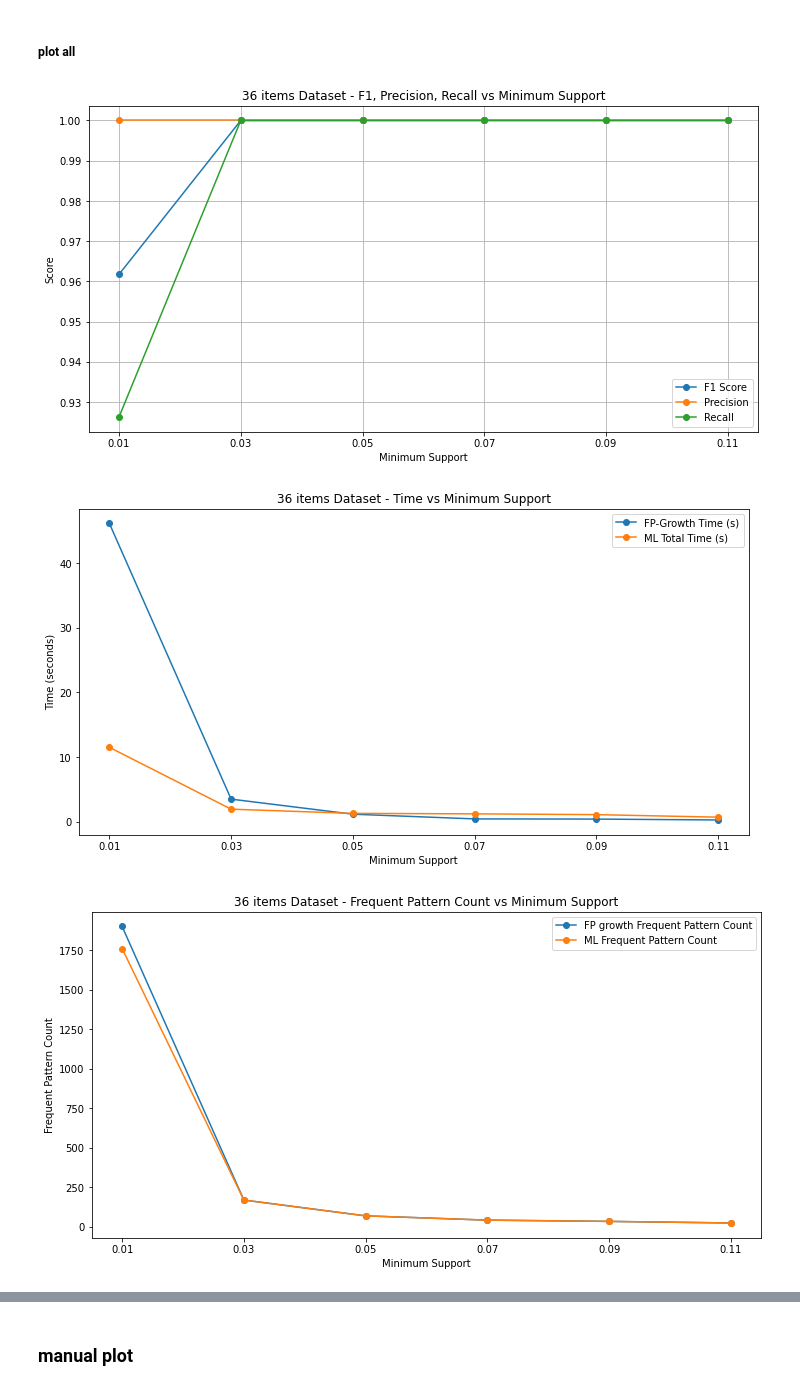
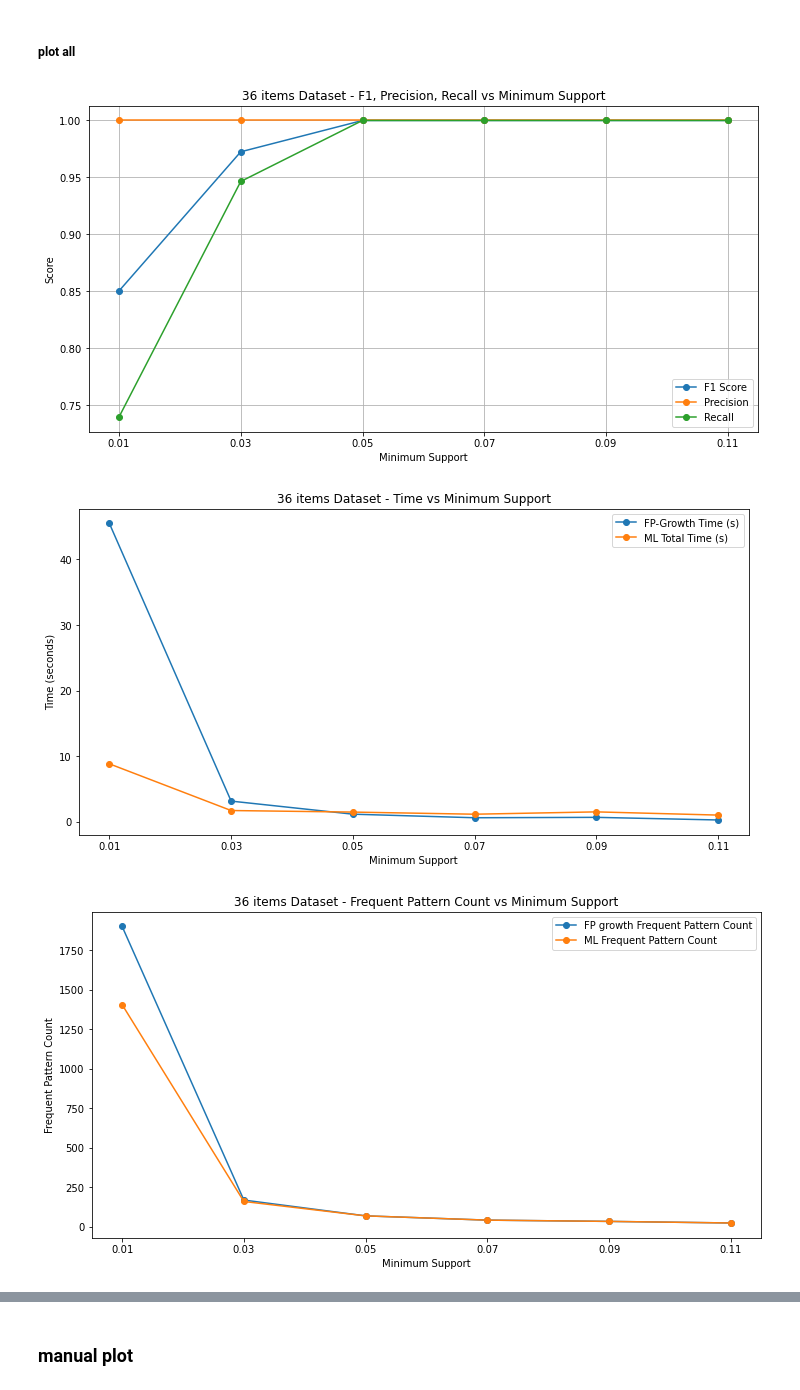
Before and after one commit to zoezou9/fp_mining, a Jupyter notebook: fp_mining_36.ipynb, the cells around one changed output, grey strips where cells are left out. Saved outputs shown, nothing was run; the diff lists cells and outputs as text; code cells hidden in the pictures.

```diff
--- a/fp_mining_36.ipynb
+++ b/fp_mining_36.ipynb
@@ -1768,7 +1990,7 @@ def run_one_support(MIN_SUPPORT = 0.1, dataset_prct=1.0, dataset=''):
         dataset_prct=dataset_prct,  # 使用 80% 的訓練集進行驗證
         top_k_expansion=None,
         # top_k_expansion=5, # 每次擴展時，考慮排名前 5 的預測 top l expansions
-        proba_threshold = 1e-5, #0.01
+        proba_threshold = 0.01, #1e-5, #0.01
         dataset=dataset  # 指定交易數據集路徑
     )
 
@@ -2124,6 +2346,7 @@ plt.show()
 import matplotlib.pyplot as plt
 def plot_all_plot(num_items, dataset_prct, note=''):
     plt.figure(figsize=(12, 6))
+
     plt.plot([0.11, 0.09, 0.07, 0.05, 0.03, 0.01], f1_all, marker='o', label='F1 Score')
     plt.plot([0.11, 0.09, 0.07, 0.05, 0.03, 0.01], precision_all, marker='o', label='Precision')
     plt.plot([0.11, 0.09, 0.07, 0.05, 0.03, 0.01], recall_all, marker='o', label='Recall')
@@ -2133,7 +2356,7 @@ def plot_all_plot(num_items, dataset_prct, note=''):
     plt.xticks([0.11, 0.09, 0.07, 0.05, 0.03, 0.01])
     plt.legend()
     plt.grid()
-    plt.savefig(f'./figures/{num_items}_items_dataset_{dataset_prct*100}_score{note}.png')
+    plt.savefig(f'./figures/{num_items}_items_dataset_{dataset_prct*100}{note}_score.png')
     plt.show()
 
     # draw time
@@ -2147,42 +2370,44 @@ def plot_all_plot(num_items, dataset_prct, note=''):
     plt.xticks([0.11, 0.09, 0.07, 0.05, 0.03, 0.01])
     plt.legend()
     # plt.grid()
-    plt.savefig(f'./figures/{num_items}_items_dataset_{dataset_prct*100}_time{note}.png')
+    plt.savefig(f'./figures/{num_items}_items_dataset_{dataset_prct*100}{note}_time.png')
     plt.show()
 
     # draw pattern count
     plt.figure(figsize=(12, 6))
     plt.plot([0.11, 0.09, 0.07, 0.05, 0.03, 0.01], pattern_count_all, marker='o', label='FP growth Frequent Pattern Count')
     plt.plot([0.11, 0.09, 0.07, 0.05, 0.03, 0.01], pattern_count_all_ml, marker='o', label='ML Frequent Pattern Count')
     plt.title(f'{num_items} items Dataset - Frequent Pattern Count vs Minimum Support') # {dataset_prct*100}%
     plt.xlabel('Minimum Support')
     plt.ylabel('Frequent Pattern Count')
     plt.xticks([0.11, 0.09, 0.07, 0.05, 0.03, 0.01])
     plt.legend()
     # plt.grid()
-    plt.savefig(f'./figures/{num_items}_items_dataset_{dataset_prct*100}_count{note}.png')
+    plt.savefig(f'./figures/{num_items}_items_dataset_{dataset_prct*100}{note}_count.png')
     plt.show()
 
     # draw candidates count
     plt.figure(figsize=(12, 6))
     plt.plot([0.11, 0.09, 0.07, 0.05, 0.03, 0.01], len_apriori_candidates, marker='o', label='Apriori Candidates Count')
     plt.plot([0.11, 0.09, 0.07, 0.05, 0.03, 0.01], len_ml_candidates, marker='o', label='ML Candidates Count')
     plt.title(f'{num_items} items Dataset - Candidates Count vs Minimum Support') # {dataset_prct*100}%
     plt.xlabel('Minimum Support')
     plt.ylabel('Candidates Count')
     plt.xticks([0.11, 0.09, 0.07, 0.05, 0.03, 0.01])
     plt.legend()
     # plt.grid()
-    plt.savefig(f'./figures/{num_items}_items_dataset_{dataset_prct*100}_candidates{note}.png')
+    plt.savefig(f'./figures/{num_items}_items_dataset_{dataset_prct*100}{note}_candidates.png')
     plt.show()
 
 # num_items = "12 even" # 或 "12 skewed", "24 skewed", "36 skewed"
 # mynote = ''
 # mynote='_order'
-mynote = "_thershold_1e-5_prun" # 只顯示 threshold
+# mynote = "_thershold_1e-5_prun" # 只顯示 threshold
+mynote = "_thershold_0.01_prun" #1e-5" # 顯示 threshold
+
 
 plot_all_plot(num_items, dataset_prct, note=mynote) # 不加 note
 # %% [output]
-[figure, old version]
+[figure, new version]
-[figure, old version]
+[figure, new version]
-[figure, old version]
+[figure, new version]
```
Also changed, not shown: parts of 10 cells of this notebook, 44 other files.
